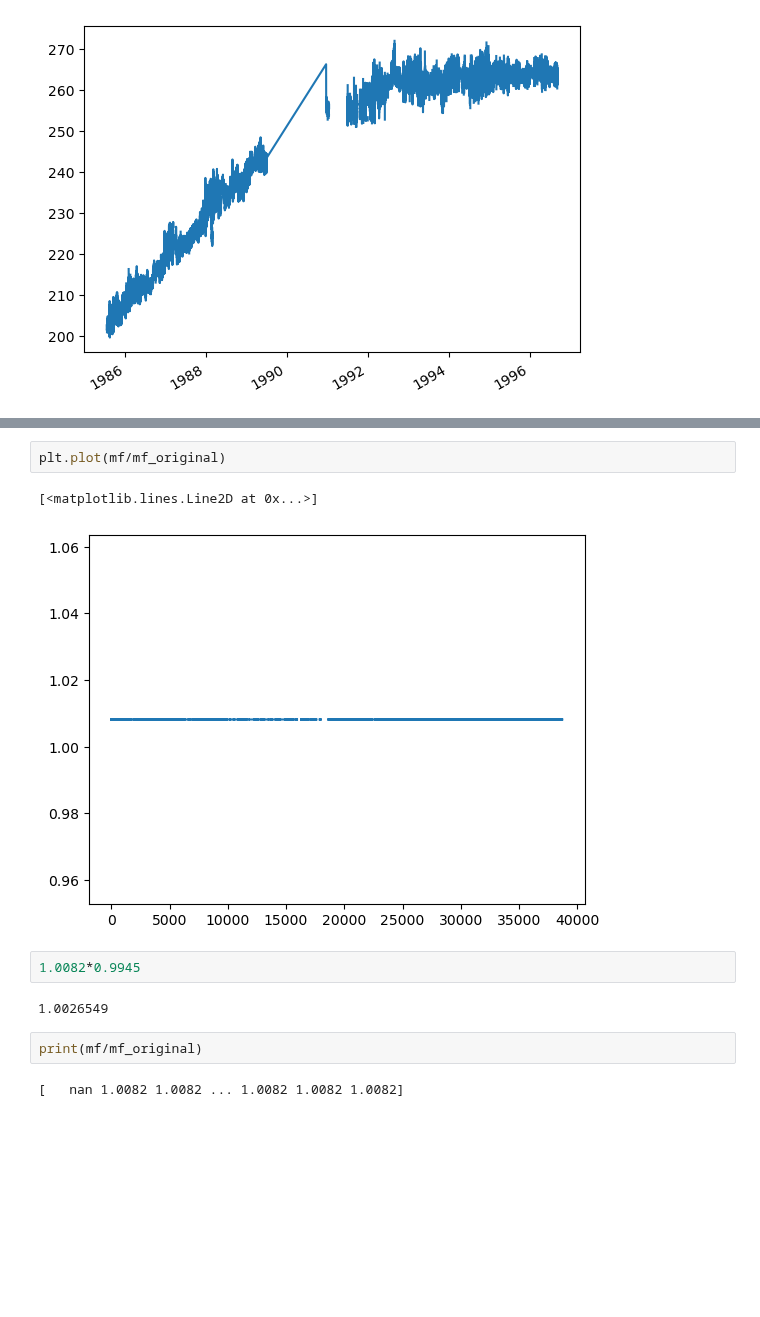
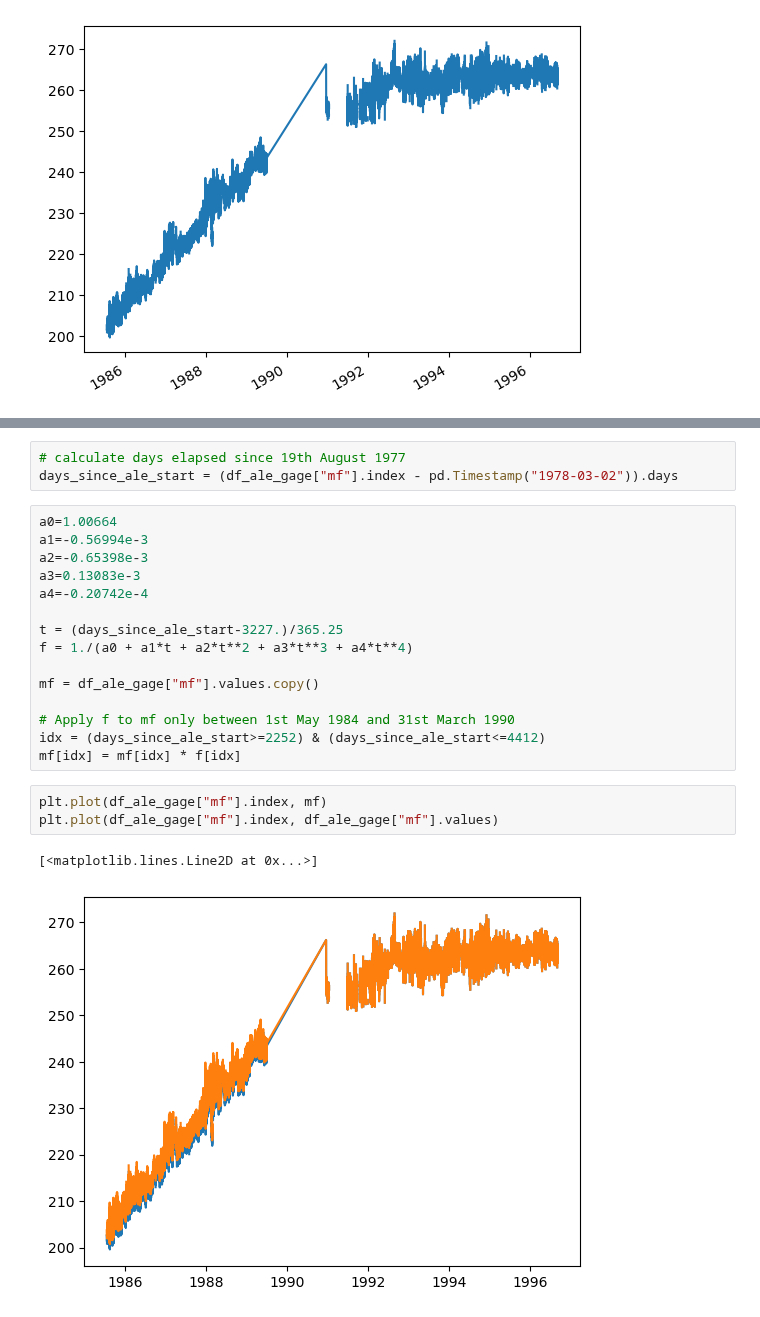
Before and after one commit to mrghg/agage-archive, a Jupyter notebook: notebooks/tutorial.ipynb, the cells around one changed output, grey strips where cells are left out. Cells and saved outputs as stored; diff of their text form; blank space fills up the shorter version.

```diff
--- a/notebooks/tutorial.ipynb
+++ b/notebooks/tutorial.ipynb
@@ -73,13 +43,24 @@ for column in columns:
-# %%
-plt.plot(mf/mf_original)
-# %% [output]
-[<matplotlib.lines.Line2D at 0x...>]
-[figure, removed]
-# %%
-1.0082*0.9945
-# %% [output]
-1.0026549
-# %%
-print(mf/mf_original)
-# %% [output]
-[   nan 1.0082 1.0082 ... 1.0082 1.0082 1.0082]
+# %%
+# calculate days elapsed since 19th August 1977
+days_since_ale_start = (df_ale_gage["mf"].index - pd.Timestamp("1978-03-02")).days
+# %%
+a0=1.00664
+a1=-0.56994e-3
+a2=-0.65398e-3
+a3=0.13083e-3
+a4=-0.20742e-4
+
+t = (days_since_ale_start-3227.)/365.25
+f = 1./(a0 + a1*t + a2*t**2 + a3*t**3 + a4*t**4)
+
+mf = df_ale_gage["mf"].values.copy()
+
+# Apply f to mf only between 1st May 1984 and 31st March 1990
+idx = (days_since_ale_start>=2252) & (days_since_ale_start<=4412)
+mf[idx] = mf[idx] * f[idx]
+# %%
+plt.plot(df_ale_gage["mf"].index, mf)
+plt.plot(df_ale_gage["mf"].index, df_ale_gage["mf"].values)
+# %% [output]
+[<matplotlib.lines.Line2D at 0x...>]
+[figure, added]
```
Also changed, not shown: parts of 9 cells of this notebook, 3 other files.
